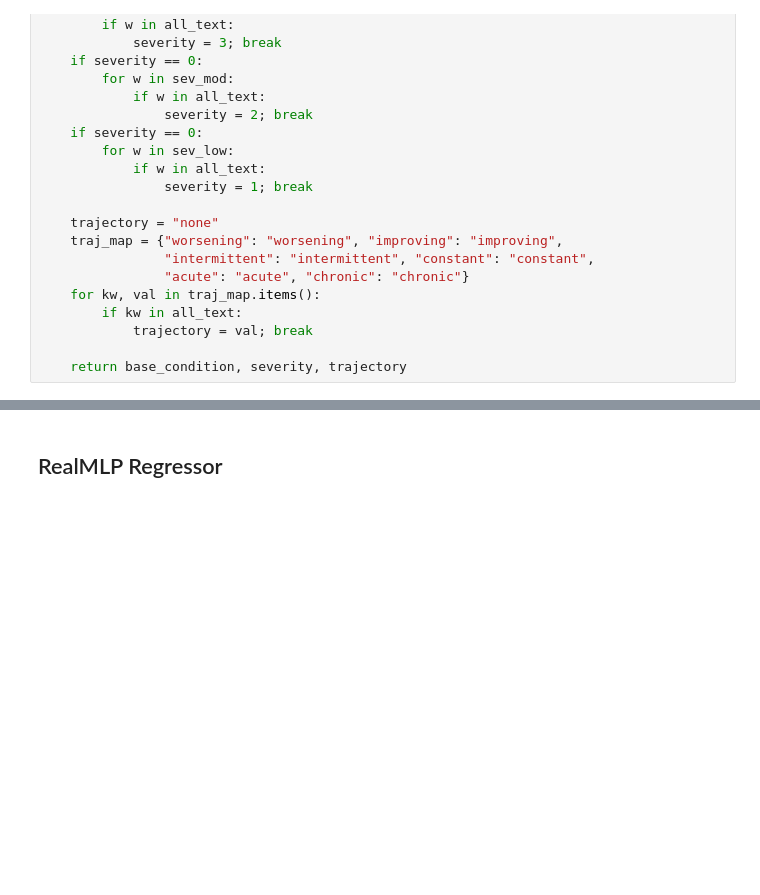
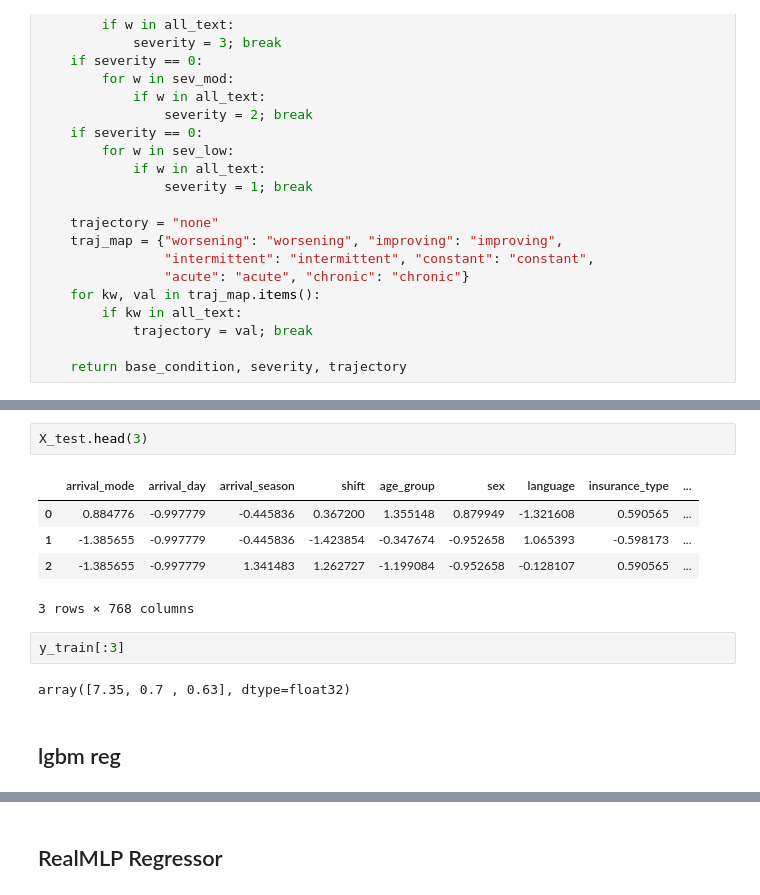
Before and after one commit to Ulu-Buntu/Triagegeist-, a Jupyter notebook: triagegeist-ed-los-hours.ipynb, the cells around one changed output, grey strips where cells are left out. Saved outputs shown, nothing was run; the diff lists cells and outputs as text; blank space fills up the shorter version.

```diff
--- a/triagegeist-ed-los-hours.ipynb
+++ b/triagegeist-ed-los-hours.ipynb
@@ -690,0 +736,14 @@ Wall time: 17.6 µs
+# %%
+X_test.head(3)
+# %% [output]
+|  | arrival_mode | arrival_day | arrival_season | shift | age_group | sex | language | insurance_type | ... |
+| 0 | 0.884776 | -0.997779 | -0.445836 | 0.367200 | 1.355148 | 0.879949 | -1.321608 | 0.590565 | ... |
+| 1 | -1.385655 | -0.997779 | -0.445836 | -1.423854 | -0.347674 | -0.952658 | 1.065393 | -0.598173 | ... |
+| 2 | -1.385655 | -0.997779 | 1.341483 | 1.262727 | -1.199084 | -0.952658 | -0.128107 | 0.590565 | ... |
+3 rows × 768 columns
+# %%
+y_train[:3]
+# %% [output]
+array([7.35, 0.7 , 0.63], dtype=float32)
+# %% [markdown]
+## lgbm reg
```
Also changed, not shown: parts of 25 cells of this notebook.
